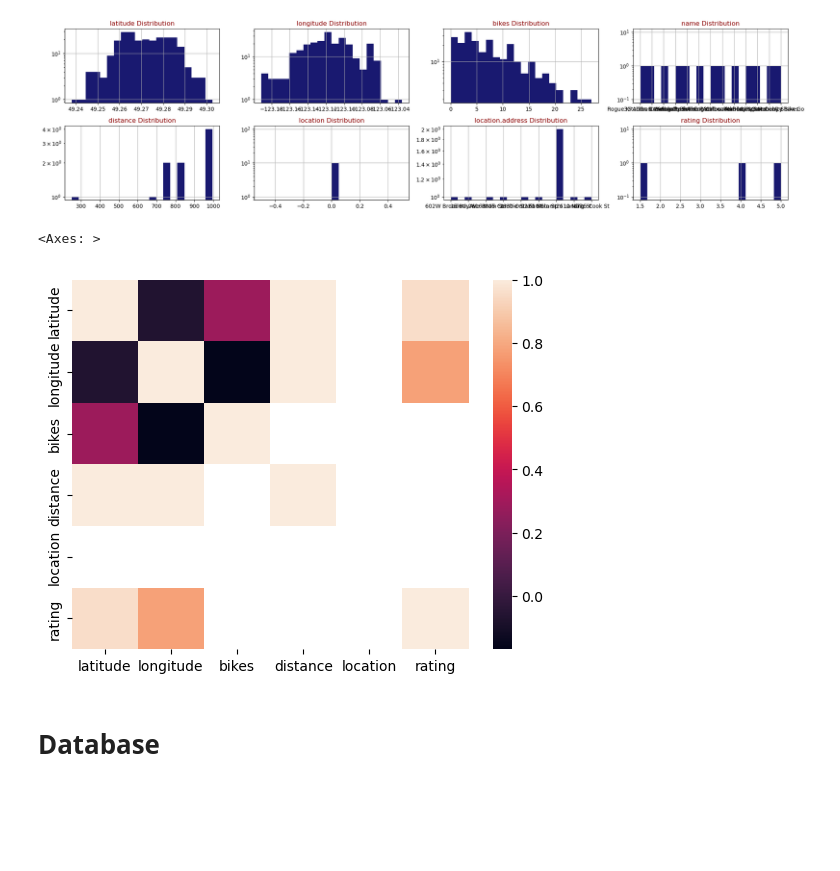
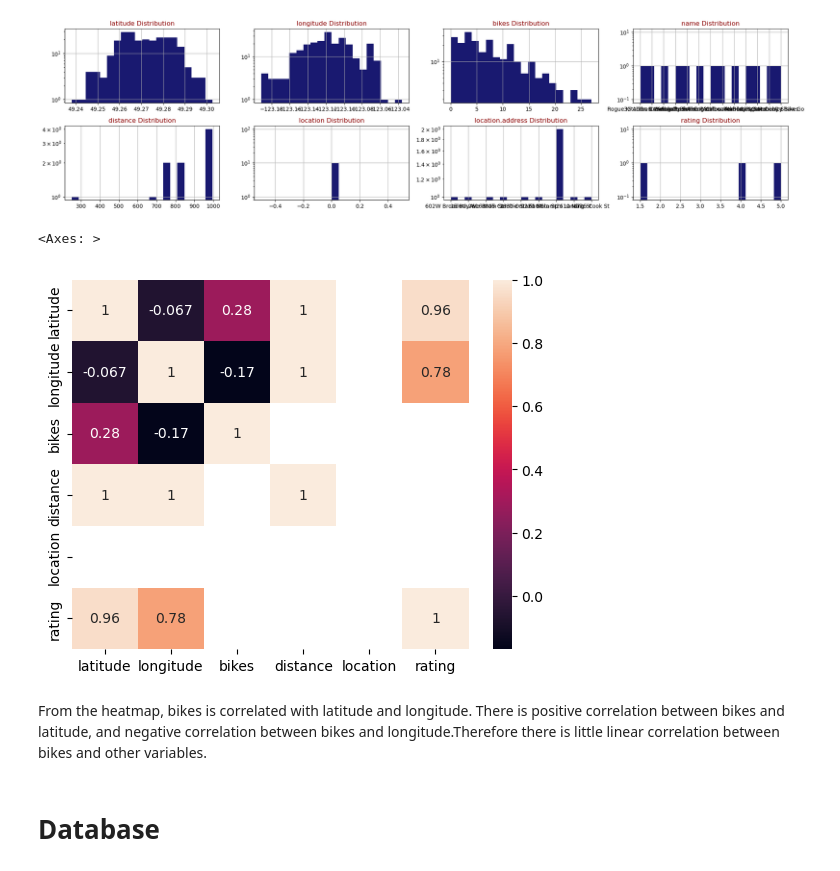
Before and after one commit to AlexUdekwu/Statistical-modelling-project, a Jupyter notebook: notebooks/joining_data.ipynb, the cells around one changed output. Cells and saved outputs as stored; diff of their text form; code cells hidden in the pictures; blank space fills up the shorter version.

```diff
--- a/notebooks/joining_data.ipynb
+++ b/notebooks/joining_data.ipynb
@@ -233,10 +233,12 @@ draw_histograms(df_combine,df_combine.columns,8,4)
 import seaborn as sns
 # %%
 ##exploring data using heatmap
-sns.heatmap(df_combine.corr())
+sns.heatmap(df_combine.corr(),annot=True)
 # %% [output]
 <Axes: >
-[figure, old version]
+[figure, new version]
+# %% [markdown]
+From the heatmap, bikes is correlated with latitude and longitude. There is positive correlation between bikes and latitude, and negative correlation between bikes and longitude.Therefore there is little linear correlation between bikes and other variables.
 # %% [markdown]
 # Database
 # %% [markdown]
```
Also changed, not shown: parts of 1 cell of this notebook, 6 other files.
